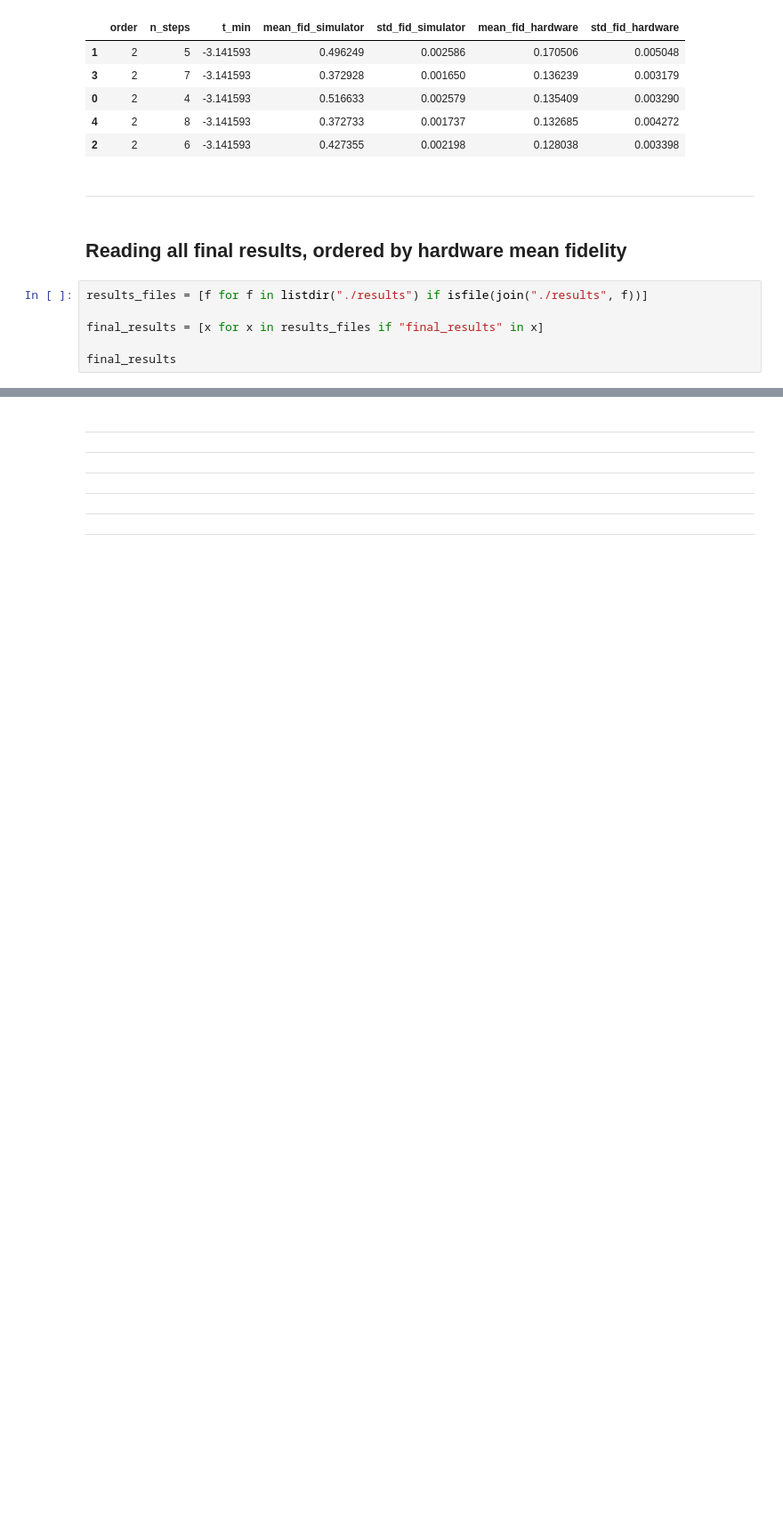
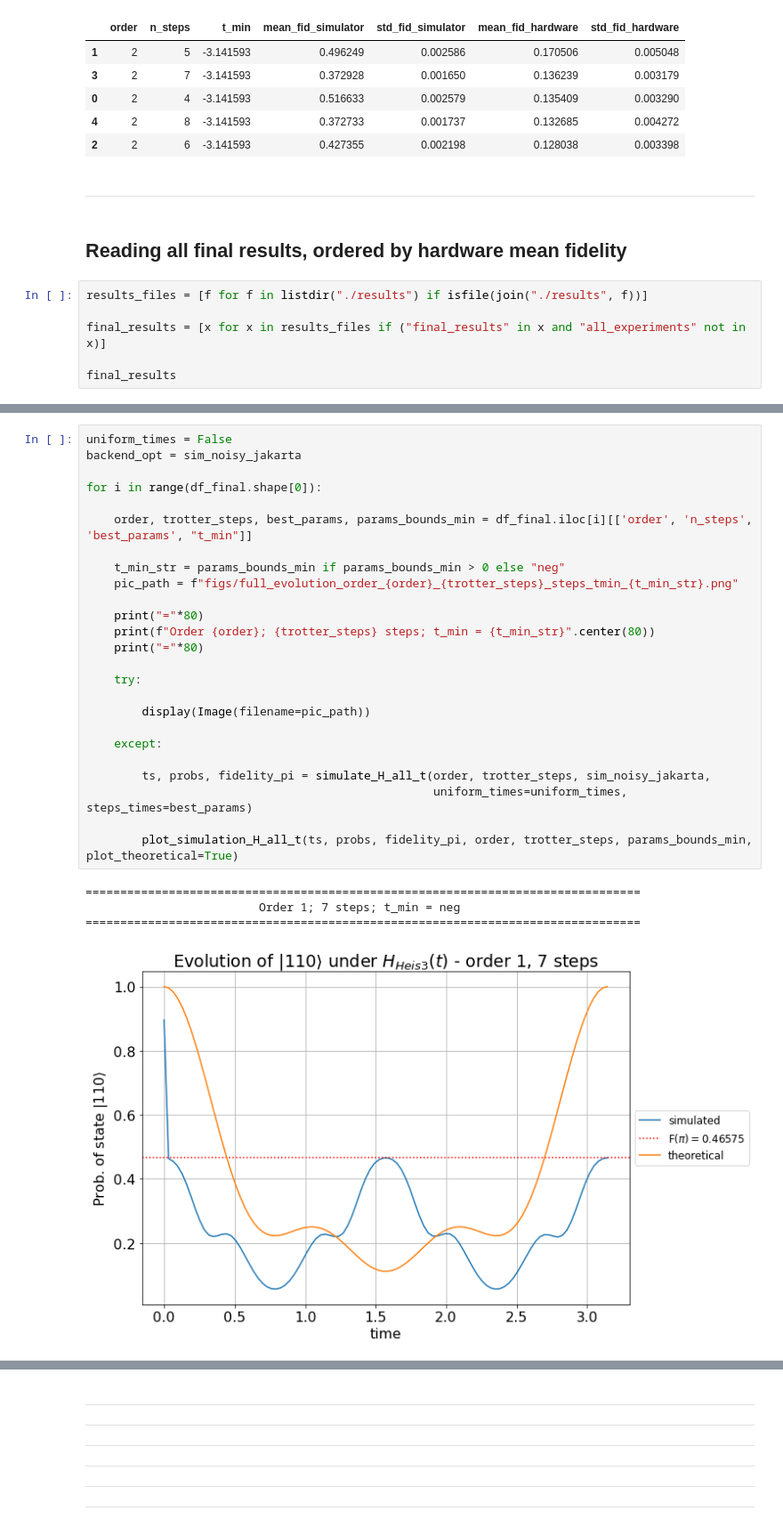
Before and after one commit to andre-juan/IBM_openprize_2021_qtime, a Jupyter notebook: final_versions/final_results_analysis.ipynb, the cells around one changed output, grey strips where cells are left out. Shown at 89% size. Cells and saved outputs as stored; diff of their text form; blank space fills up the shorter version.

Commit message:
adding fidelity figures

```diff
--- a/final_versions/final_results_analysis.ipynb
+++ b/final_versions/final_results_analysis.ipynb
@@ -246,7 +246,7 @@ _________
 # %%
 results_files = [f for f in listdir("./results") if isfile(join("./results", f))]
 
-final_results = [x for x in results_files if "final_results" in x]
+final_results = [x for x in results_files if ("final_results" in x and "all_experiments" not in x)]
 
 final_results
 # %% [output]
@@ -276,0 +286,30 @@ df_final
+# %%
+uniform_times = False
+backend_opt = sim_noisy_jakarta
+
+for i in range(df_final.shape[0]):
+
+    order, trotter_steps, best_params, params_bounds_min = df_final.iloc[i][['order', 'n_steps', 'best_params', "t_min"]]
+
+    t_min_str = params_bounds_min if params_bounds_min > 0 else "neg"
+    pic_path = f"figs/full_evolution_order_{order}_{trotter_steps}_steps_tmin_{t_min_str}.png"
+
+    print("="*80)
+    print(f"Order {order}; {trotter_steps} steps; t_min = {t_min_str}".center(80))
+    print("="*80)
+
+    try:
+
+        display(Image(filename=pic_path))
+
+    except:
+
+        ts, probs, fidelity_pi = simulate_H_all_t(order, trotter_steps, sim_noisy_jakarta,
+                                                  uniform_times=uniform_times, steps_times=best_params)
+
+        plot_simulation_H_all_t(ts, probs, fidelity_pi, order, trotter_steps, params_bounds_min, plot_theoretical=True)
+# %% [output]
+================================================================================
+                         Order 1; 7 steps; t_min = neg
+================================================================================
+[figure, added]
```
Also changed, not shown: parts of 6 cells of this notebook, 52 other files.
